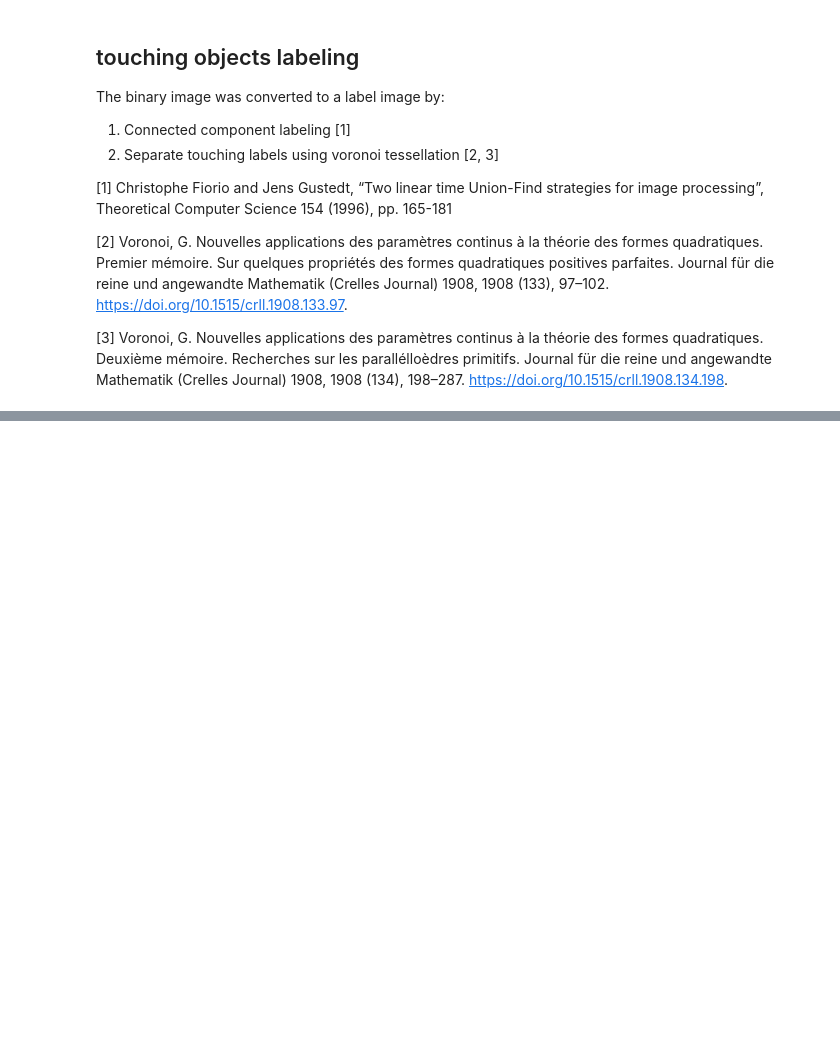
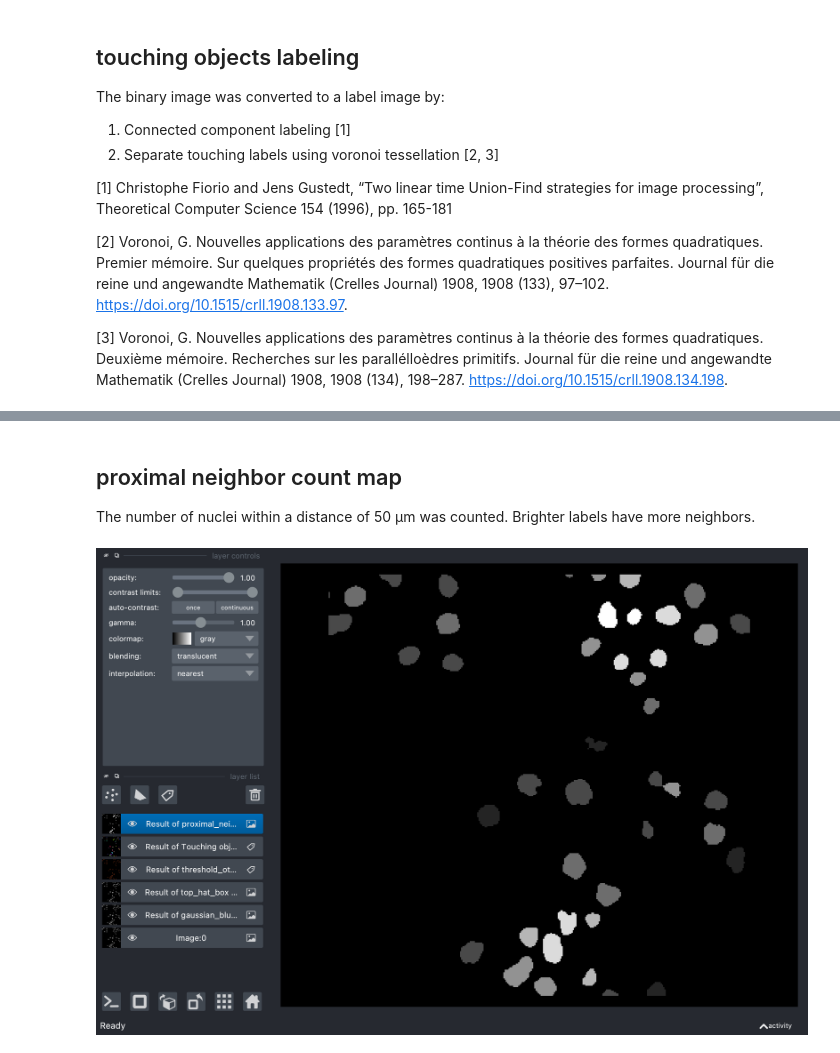
Before and after one commit to BiAPoL/Pasteur-NEUBIAS-training-school-on-Bioimage-Analysis, a Jupyter notebook: docs/30_From_assistant_to_notebooks/10_exporting_workflows_as_notebooks/30_Documented_workflow_example.ipynb, the cells around one changed output, grey strips where cells are left out. Cells and saved outputs as stored; diff of their text form; code cells hidden in the pictures; blank space fills up the shorter version.

```diff
--- a/docs/30_From_assistant_to_notebooks/10_exporting_workflows_as_notebooks/30_Documented_workflow_example.ipynb
+++ b/docs/30_From_assistant_to_notebooks/10_exporting_workflows_as_notebooks/30_Documented_workflow_example.ipynb
@@ -93,0 +79,11 @@ napari.utils.nbscreenshot(viewer)
+# %% [markdown]
+## proximal neighbor count map
+
+The number of nuclei within a distance of 50 µm was counted. Brighter labels have more neighbors.
+# %%
+image5_pncm = cle.proximal_neighbor_count_map(image4_T, None, 0.0, 50.0)
+viewer.add_image(
+    image5_pncm, name='Result of proximal_neighbor_count_map (clesperanto)')
+napari.utils.nbscreenshot(viewer)
+# %% [output]
+[figure, added]
```
Also changed, not shown: parts of 7 cells of this notebook, 2 other files.
